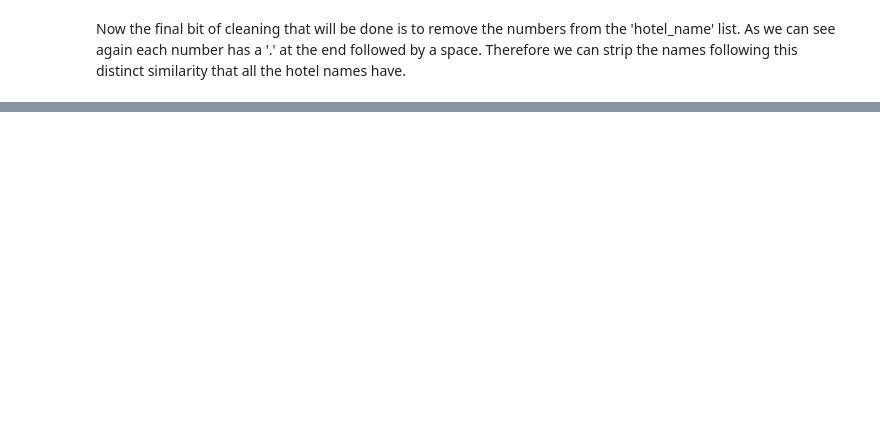
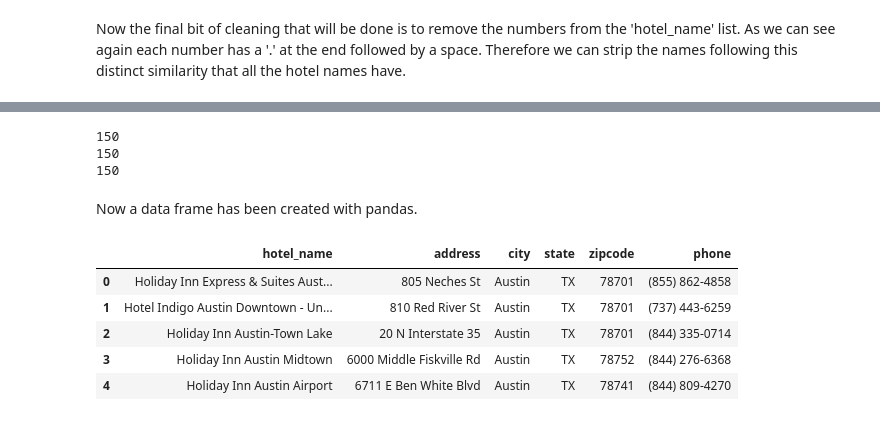
Before and after one commit to LACLanthony/hotel_webscrape, a Jupyter notebook: hotel.ipynb, the cells around one changed output, grey strips where cells are left out. Drawn from its saved outputs; the diff is of its cells as text; code cells hidden in the pictures; blank space fills up the shorter version.

```diff
--- a/hotel.ipynb
+++ b/hotel.ipynb
@@ -53,8 +53,8 @@ for link in links:
     phone.append(num.text)
   for addy in soup.find_all('div', attrs={'class': 'street-address'}):
     address.append(addy.text)
-  for city in soup.find_all('div', attrs={'class': 'locality'}):
-    city.append(city.text)
+  for info in soup.find_all('div', attrs={'class': 'locality'}):
+    city.append(info.text)
 # %% [markdown]
 As you can see the web scrape returned hotels advertised on the page. These hotels do not have addresses or phone numbers associated with them. This will be a problem.
 # %% [markdown]
@@ -113,2 +132,32 @@ Now the final bit of cleaning that will be done is to remove the numbers from th
+# %%
+city1 = []
+state =[]
+zipcode=[]
+for i in city:
+  city1.append(i.split(',')[0])
+  state.append(i.split(' ')[1])
+  zipcode.append(i.split(' ')[2])
+# %%
+print(len(city1))
+print(len(state))
+print(len(zipcode))
+# %% [output]
+150
+150
+150
 # %%
 hotel_name = [i.split('.')[1].strip() for i in hotel_name]
+# %%
+columns = ['hotel_name', 'address', 'city', 'state', 'zipcode', 'phone']
+hotels = pd.DataFrame(zip(hotel_name, address, city1, state, zipcode, phone), columns=columns)
+# %% [markdown]
+Now a data frame has been created with pandas.
+# %%
+hotels.head()
+# %% [output]
+|  | hotel_name | address | city | state | zipcode | phone |
+| 0 | Holiday Inn Express & Suites Aust... | 805 Neches St | Austin | TX | 78701 | (855) 862-4858 |
+| 1 | Hotel Indigo Austin Downtown - Un... | 810 Red River St | Austin | TX | 78701 | (737) 443-6259 |
+| 2 | Holiday Inn Austin-Town Lake | 20 N Interstate 35 | Austin | TX | 78701 | (844) 335-0714 |
+| 3 | Holiday Inn Austin Midtown | 6000 Middle Fiskville Rd | Austin | TX | 78752 | (844) 276-6368 |
+| 4 | Holiday Inn Austin Airport | 6711 E Ben White Blvd | Austin | TX | 78741 | (844) 809-4270 |
```
Also changed, not shown: parts of 12 cells of this notebook.
